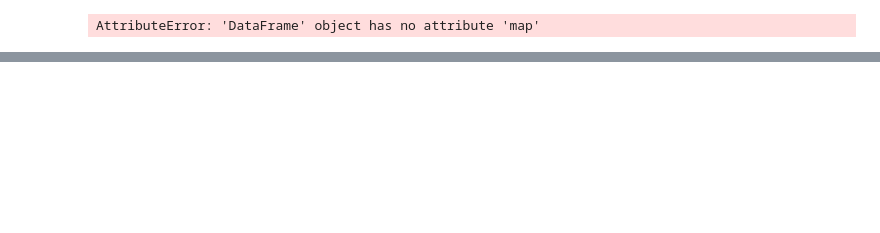
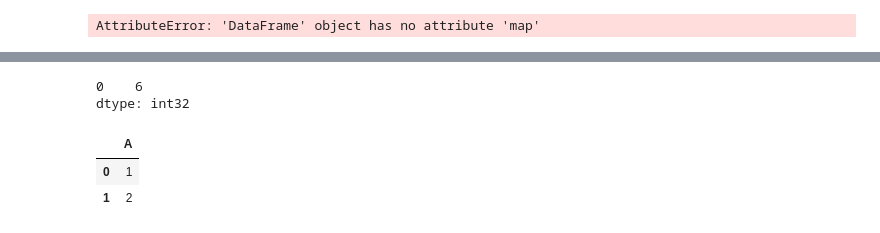
Before and after one commit to WenWeiKun-byte/PyData-Cookbook, a Jupyter notebook: Data Cleaning & Data Munging 01.ipynb, the cells around one changed output, grey strips where cells are left out. Cells and saved outputs as stored; diff of their text form; code cells hidden in the pictures; blank space fills up the shorter version.

```diff
--- a/Data Cleaning & Data Munging.ipynb
+++ b/Data Cleaning & Data Munging 01.ipynb
@@ -655,0 +845,7 @@ AttributeError: 'DataFrame' object has no attribute 'map'
+# %%
+df5.B.mode()
+
+# 为什么这里的结果不是4,6
+# %% [output]
+0    6
+dtype: int32
@@ -655,0 +855,7 @@ AttributeError: 'DataFrame' object has no attribute 'map'
+# %%
+df = pd.DataFrame({'A': [1, 2, 1, 2, 1, 2, 3]})
+df.mode()
+# %% [output]
+|  | A |
+| 0 | 1 |
+| 1 | 2 |
```
Also changed, not shown: parts of 52 cells of this notebook.
